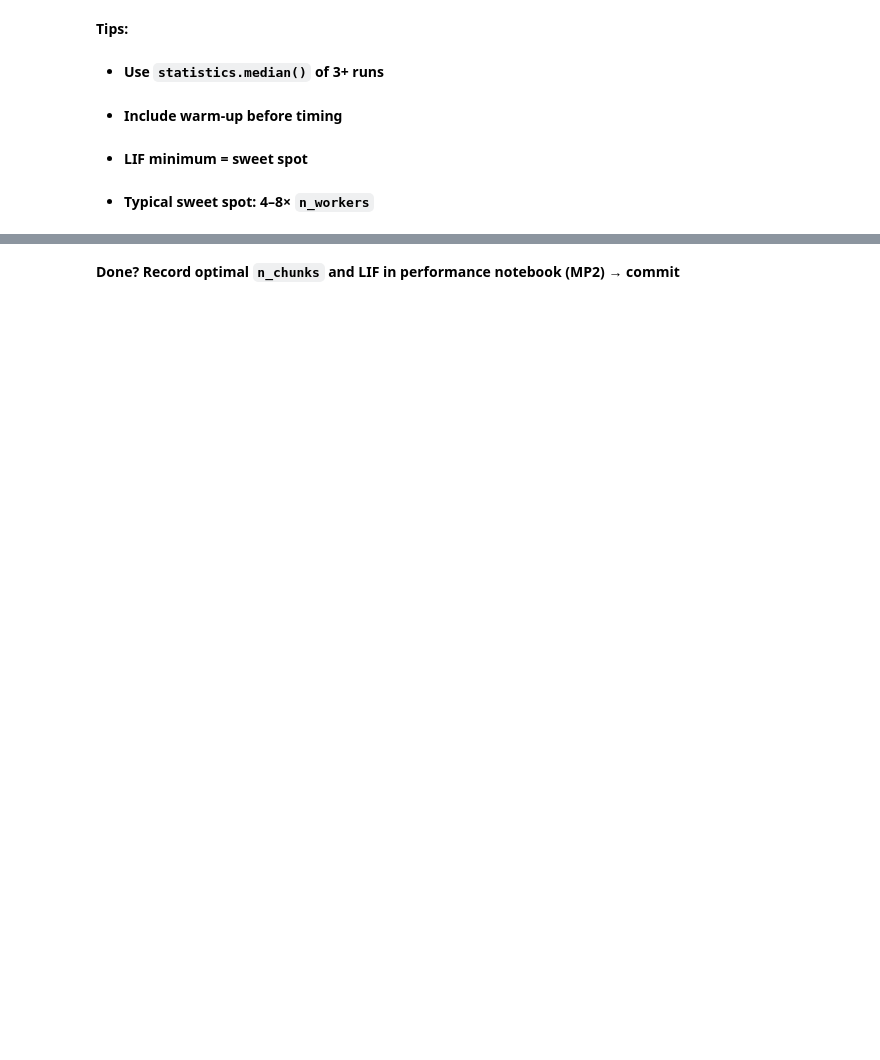
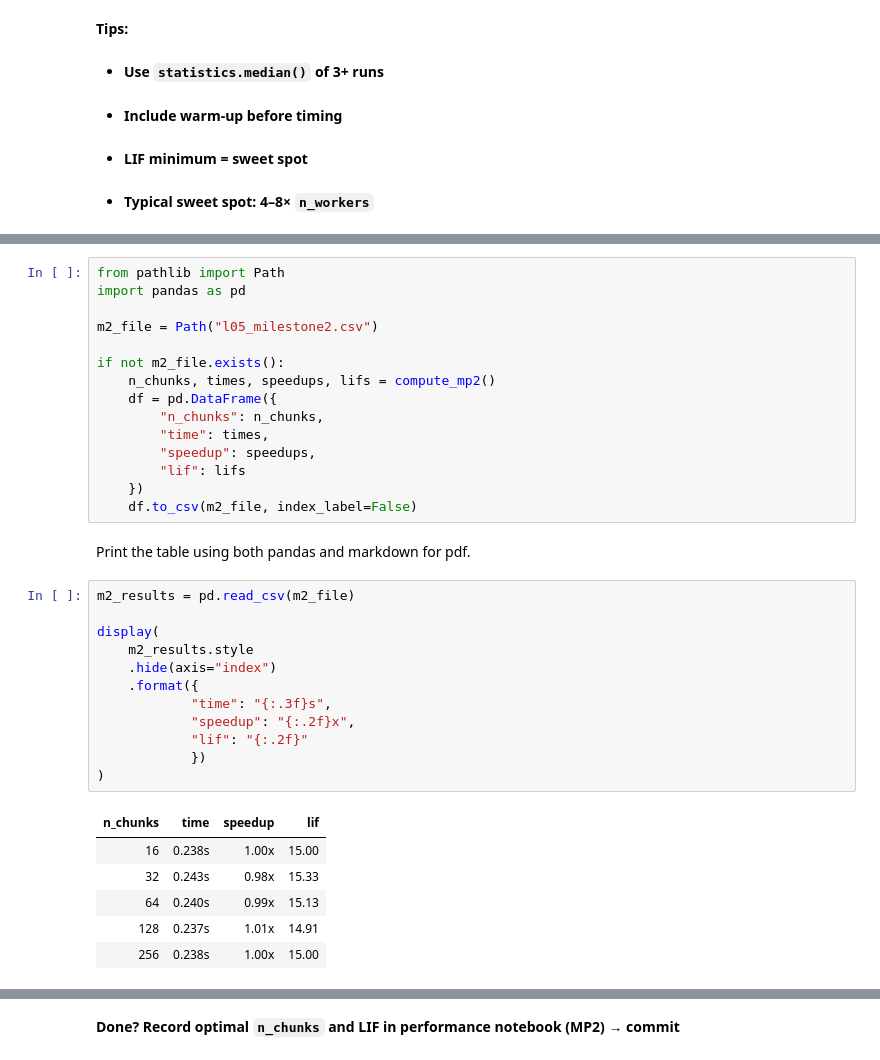
Before and after one commit to NDS8-TCP/nsc-mikkel, a Jupyter notebook: l05_exercises.ipynb, the cells around one changed output, grey strips where cells are left out. Cells and saved outputs as stored; diff of their text form; blank space fills up the shorter version.

Commit message:
l05: milestone 2 done

```diff
--- a/l05_exercises.ipynb
+++ b/l05_exercises.ipynb
@@ -496,0 +532,36 @@ Date:   Sun Mar 15 16:42:25 2026 +0000
+# %%
+from pathlib import Path
+import pandas as pd
+
+m2_file = Path("l05_milestone2.csv")
+
+if not m2_file.exists():
+    n_chunks, times, speedups, lifs = compute_mp2()
+    df = pd.DataFrame({
+        "n_chunks": n_chunks,
+        "time": times,
+        "speedup": speedups,
+        "lif": lifs
+    })
+    df.to_csv(m2_file, index_label=False)
+# %% [markdown]
+Print the table using both pandas and markdown for pdf.
+# %%
+m2_results = pd.read_csv(m2_file)
+
+display(
+    m2_results.style
+    .hide(axis="index")
+    .format({
+            "time": "{:.3f}s",
+            "speedup": "{:.2f}x",
+            "lif": "{:.2f}"
+            })
+)
+# %% [output]
+| n_chunks | time | speedup | lif |
+| 16 | 0.238s | 1.00x | 15.00 |
+| 32 | 0.243s | 0.98x | 15.33 |
+| 64 | 0.240s | 0.99x | 15.13 |
+| 128 | 0.237s | 1.01x | 14.91 |
+| 256 | 0.238s | 1.00x | 15.00 |
```
Also changed, not shown: parts of 6 cells of this notebook.
